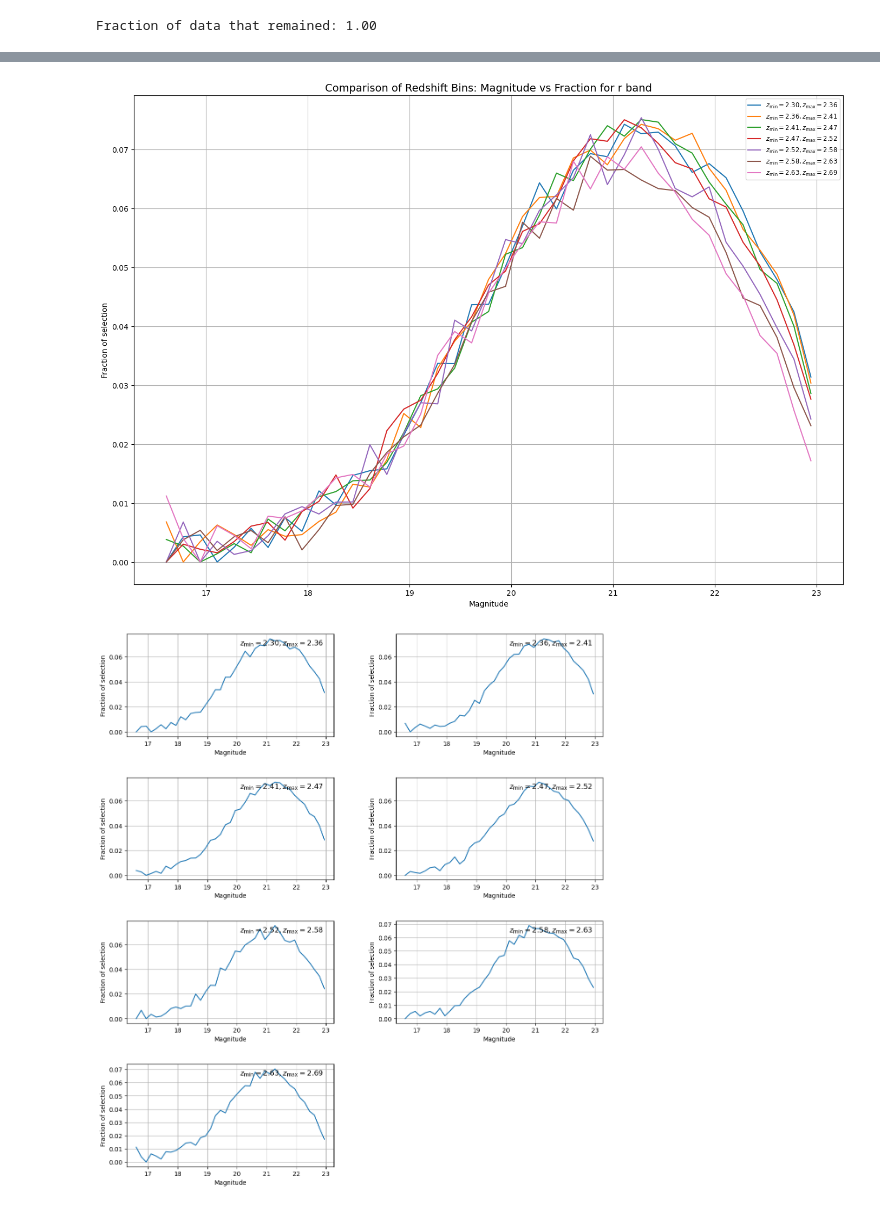
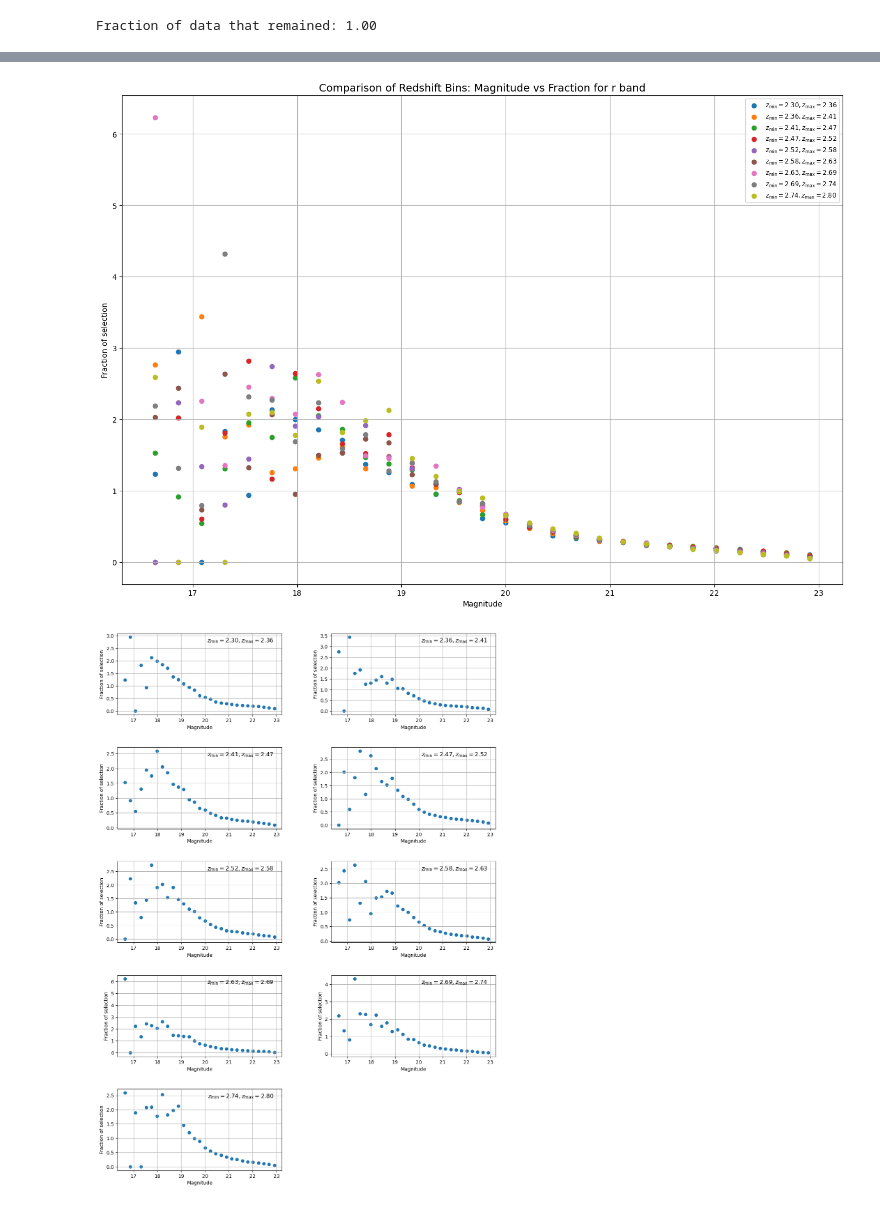
Before and after one commit to XuZhaozhong-1/DESI-ZTF, a Jupyter notebook: DESI-ZTF-2/QSO_DIS1.ipynb, the cells around one changed output, grey strips where cells are left out. Cells and saved outputs as stored; diff of their text form; code cells hidden in the pictures.

```diff
--- a/DESI-ZTF-2/QSO_DIS1.ipynb
+++ b/DESI-ZTF-2/QSO_DIS1.ipynb
@@ -88,12 +112,12 @@ print(phi_r.shape)
-# %%
-def phi1(m,z1, z2):
-    indices = np.where((z > z1) & (z < z2))
-    k_mean = np.mean(k_rr[indices])
-    new_z = (z1+z2)/2
-    new_d = Planck18.distmod(new_z).value
-    L = abs_mag_to_L(m - k_mean - new_d+0.74)
-    phi1 = 0.4*get_phis(L,new_z,"shen20")
-    return phi1
+# %%
+def phi1(m,z1, z2):
+    indices = np.where((z_desi > z1) & (z_desi < z2))
+    k_mean = np.mean(k_rr[indices])
+    new_z = (z1+z2)/2
+    new_d = Planck18.distmod(new_z).value
+    L = abs_mag_to_L(m - k_mean - new_d-2.07)
+    phi1 = 0.4*get_phis(L,new_z,"shen20")
+    return phi1
 # %%
 phi_r_prediction = np.zeros((len(z_bins)-1, len(mag_r_bins)-1))
 
@@ -106,11 +130,11 @@ from matplotlib import gridspec
 fig = plt.figure(figsize=(14, 20))
 gs = gridspec.GridSpec(5, 2, hspace=0.2, wspace=0.2)
 
-for i in range(0,7):
+for i in range(0,9):
     mag_r_cens = 0.5*(mag_r_bins[1:]+mag_r_bins[:-1])
     ax = plt.subplot(gs[i])
-    ax.plot(mag_r_cens, np.log10(phi_r[i,:]),label='DESI')
-    ax.plot(mag_r_cens,np.log10(phi_r_prediction[i,:]),label='QLF')
+    ax.scatter(mag_r_cens, np.log10(phi_r[i,:]),label='DESI')
+    ax.scatter(mag_r_cens,np.log10(phi_r_prediction[i,:]),label='QLF')
     ax.grid()
     ax.set_xlabel('Magnitude')  # Label for the x-axis
     ax.set_ylabel('Log10(Phi)')  # Label for the y-axis
@@ -130,14 +154,14 @@ fig, ax = plt.subplots(figsize=(14, 10))
 mag_r_cens = 0.5 * (mag_r_bins[1:] + mag_r_bins[:-1])
 
 # Plot each dataset on the same axes
-for i in range(7):  # Adjust to 10 if there are 10 bins
-    ax.plot(mag_r_cens, phi_r[i, :] / phi_r_prediction[i, :], label=f'$z_{{\min}} = {z_bins[i]:.2f}, z_{{\max}} = {z_bins[i+1]:.2f}$')
+for i in range(9):  # Adjust to 10 if there are 10 bins
+    ax.scatter(mag_r_cens, phi_r[i, :] / phi_r_prediction[i, :], label=f'$z_{{\min}} = {z_bins[i]:.2f}, z_{{\max}} = {z_bins[i+1]:.2f}$')
 
 ax.grid(True)
 ax.set_xlabel('Magnitude')  # Label for the x-axis
 ax.set_ylabel('Fraction of selection')  # Label for the y-axis
-#ax.set_xlim([-32, -25])  # Adjust x-axis limits
-# ax.set_ylim([-9, -4])  # Adjust y-axis limits if needed
+#ax.set_xlim([19, 23])  # Adjust x-axis limits
+#ax.set_ylim([0, 1])  # Adjust y-axis limits if needed
 ax.legend(loc='upper right', fontsize='small')  # Adjust legend location and size for clarity
 
 plt.title('Comparison of Redshift Bins: Magnitude vs Fraction for r band', fontsize=14)
@@ -145,25 +169,25 @@ plt.tight_layout()
 plt.savefig('/global/u1/z/zhaozhon/Plots/fraction_r.png', dpi=300)
 plt.show()
 # %% [output]
-[figure, old version]
+[figure, new version]
 # %%
 from matplotlib import gridspec
 fig = plt.figure(figsize=(14, 20))
 gs = gridspec.GridSpec(5, 2, hspace=0.4, wspace=0.3)
 
-for i in range(0,7):
+for i in range(0,9):
     mag_r_cens = 0.5*(mag_r_bins[1:]+mag_r_bins[:-1])
     new_mag_r_cens = 0.5*(mag_r_bins[1:]+mag_r_bins[:-1])
     ax = plt.subplot(gs[i])
-    ax.plot(mag_r_cens, phi_r[i,:]/phi_r_prediction[i,:],label='DESI')
+    ax.scatter(mag_r_cens, phi_r[i,:]/phi_r_prediction[i,:],label='DESI')
     ax.grid()
     ax.set_xlabel('Magnitude')  # Label for the x-axis
     ax.set_ylabel('Fraction of selection')  # Label for the y-axis
     #ax.set_xlim([-32, -25])  # Adjust x-axis limits
     #ax.set_ylim([-9, -4])
     #ax.legend(loc='upper left')
     ax.text(0.95, 0.95, f'$z_{{\min}} = {z_bins[i]:.2f}, z_{{\max}} = {z_bins[i+1]:.2f}$', fontsize=12, ha='right', va='top', transform=ax.transAxes)
 
 plt.show()
 # %% [output]
-[figure, old version]
+[figure, new version]
```
Also changed, not shown: parts of 11 cells of this notebook, 1 other file.
